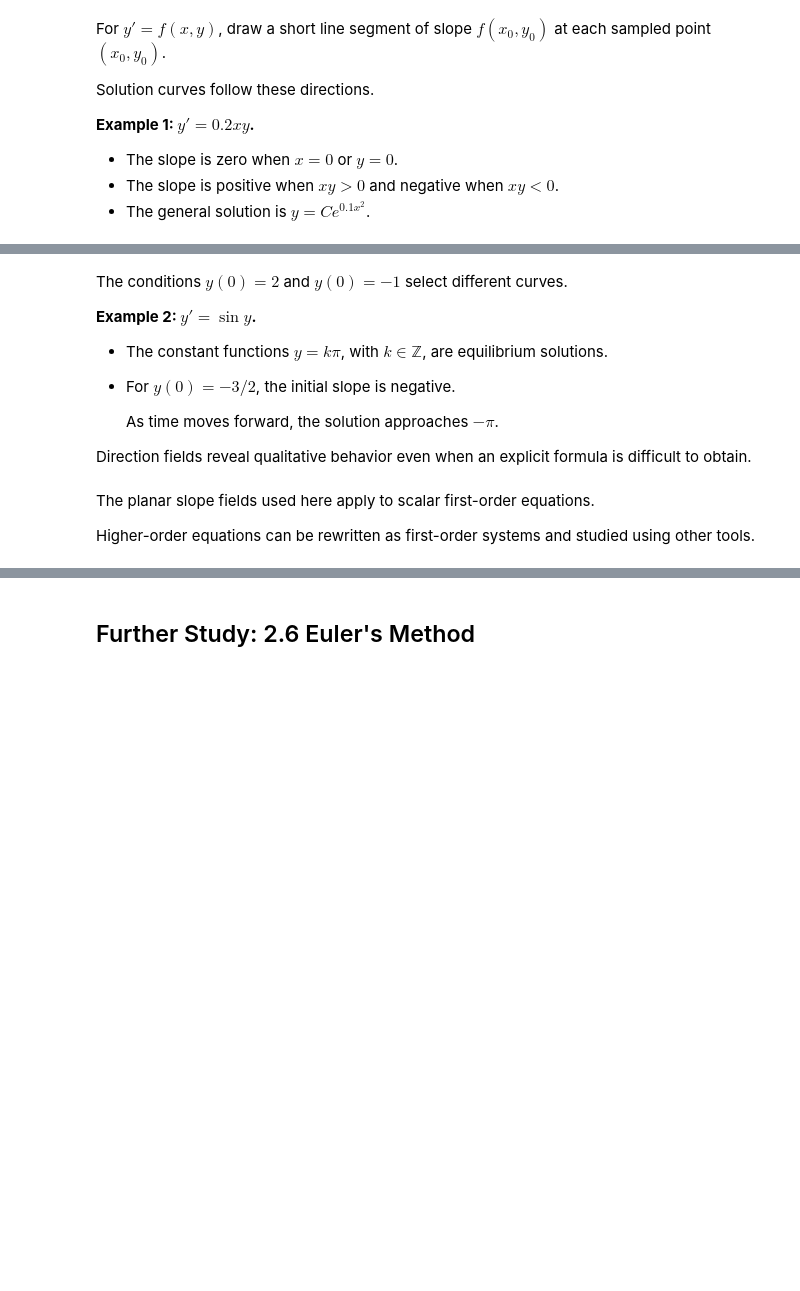
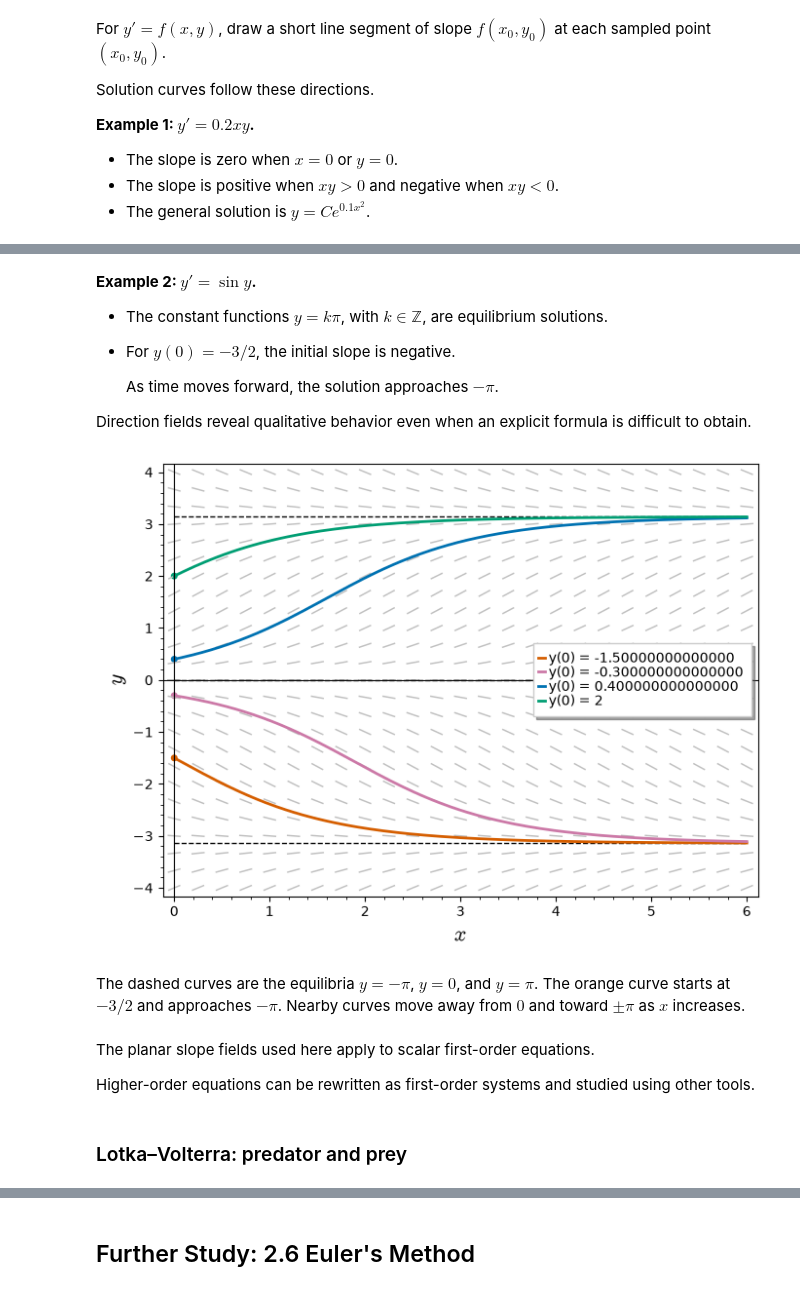
Before and after one commit to Symbol1/Differ2026, a Jupyter notebook: 0916.ipynb, the cells around one changed output, grey strips where cells are left out. Cells and saved outputs as stored; diff of their text form; code cells hidden in the pictures; blank space fills up the shorter version.

```diff
--- a/0916.ipynb
+++ b/0916.ipynb
@@ -58,6 +75,4 @@ Solution curves follow these directions.
 # %% [markdown]
-The conditions $y(0) = 2$ and $y(0) = -1$ select different curves.
-
 **Example 2: $y' = \sin y$.**
 
 - The constant functions $y = k\pi$, with $k\in\mathbb Z$, are equilibrium solutions.
@@ -66,7 +81,26 @@ The conditions $y(0) = 2$ and $y(0) = -1$ select different curves.
   As time moves forward, the solution approaches $-\pi$.
 
 Direction fields reveal qualitative behavior even when an explicit formula is difficult to obtain.
+# %%
+field_sin = plot_slope_field(sin(sy), (sx, 0, 6), (sy, -4, 4),
+                            plot_points=25, color='silver')
+for level in [-pi, 0, pi]:
+    field_sin += plot(level, (sx, 0, 6), color='black', linestyle='--')
+for initial, color in [(-1.5, '#D55E00'), (-0.3, '#CC79A7'), (0.4, '#0072B2'), (2, '#009E73')]:
+    curve = 2*arctan(tan(initial/2)*exp(sx))
+    field_sin += plot(curve, (sx, 0, 6), color=color, thickness=2,
+                      legend_label=f'y(0) = {initial}')
+    field_sin += point((0, initial), color=color, size=25)
+field_sin.show(xmin=0, xmax=6, ymin=-4, ymax=4, axes_labels=['$x$', '$y$'], figsize=7)
+# %% [output]
+[figure, added]
+# %% [markdown]
+The dashed curves are the equilibria $y = -\pi$, $y = 0$, and $y = \pi$.
+The orange curve starts at $-3/2$ and approaches $-\pi$.
+Nearby curves move away from $0$ and toward $\pm\pi$ as $x$ increases.
 # %% [markdown]
 The planar slope fields used here apply to scalar first-order equations.
 
 Higher-order equations can be rewritten as first-order systems and studied using other tools.
+# %% [markdown]
+### Lotka–Volterra: predator and prey
```
Also changed, not shown: parts of 27 cells of this notebook.
